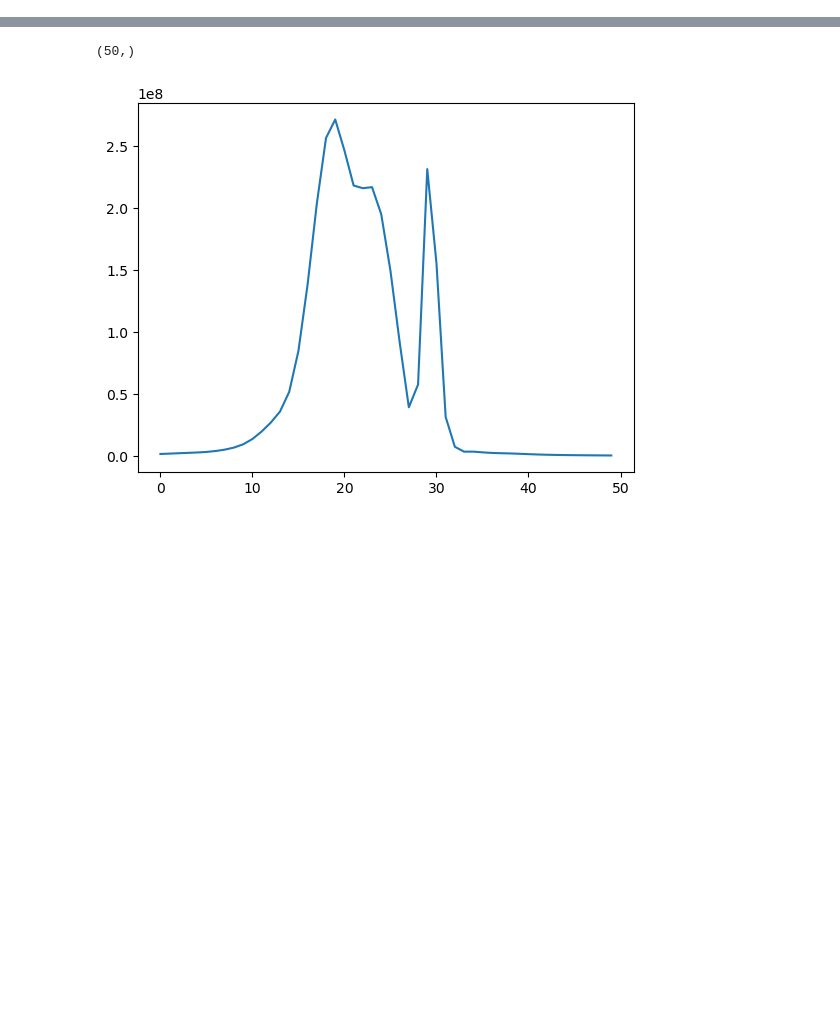
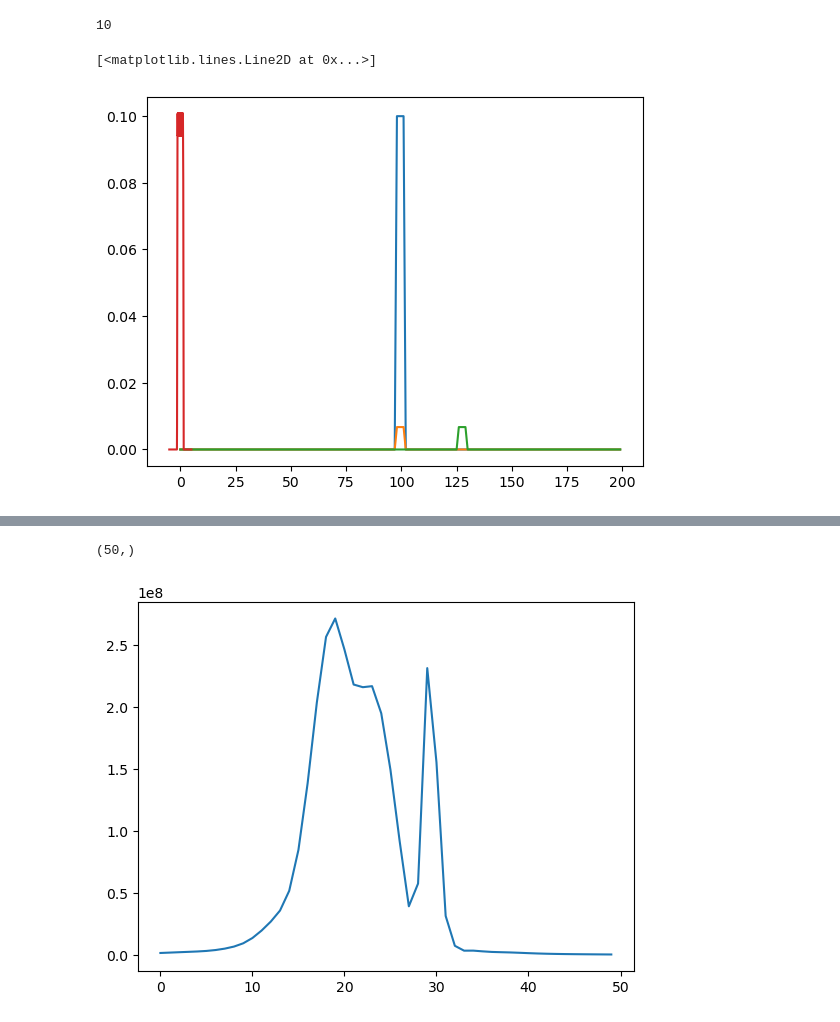
Before and after one commit to FinleyGB/FruitFlies, a Jupyter notebook: viewer.ipynb, the cells around one changed output, grey strips where cells are left out. Drawn from its saved outputs; the diff is of its cells as text; code cells hidden in the pictures; blank space fills up the shorter version.

```diff
--- a/viewer.ipynb
+++ b/viewer.ipynb
@@ -165,0 +149,29 @@ with open(os.path.join(path,'P.npy'),'wb') as f:
+# %%
+np.size(np.linspace(-1,1,10))
+# %% [output]
+10
+# %%
+def rect_abs_prof(x,delta,lw,OD,grad,stark,length):
+    line_shape = np.where(abs(delta + grad*stark*x) <= (lw + grad*length/2*stark), OD*lw/(lw + grad*length/2*stark), 0)
+    return line_shape
+
+def rect_abs_prof_1(x,delta,lw,OD,grad,stark,length):
+
+    line_shape = np.where(abs(delta + grad*stark*x) <= (lw), OD*lw/(lw + grad*length/2*stark), 0)
+
+    return line_shape
+
+i = 0
+plt.plot(rect_abs_prof(x_arr,delta,lw,OD,0,stark,L))
+plt.plot(rect_abs_prof_1(x_arr,delta,lw,OD,grad,stark,L))
+plt.plot(rect_abs_prof_1(x_arr[0],delta,lw,OD,grad,stark,L))
+
+CRIB = np.zeros((Nd,Nx))
+
+for i in range(Nx):
+    CRIB[:,i] = rect_abs_prof_1(x_arr[i],delta,lw,OD,grad,stark,L)
+
+plt.plot(delta,np.sum(CRIB,axis=1))
+# %% [output]
+[<matplotlib.lines.Line2D at 0x...>]
+[figure, added]
```
Also changed, not shown: parts of 8 cells of this notebook, 1 other file.
